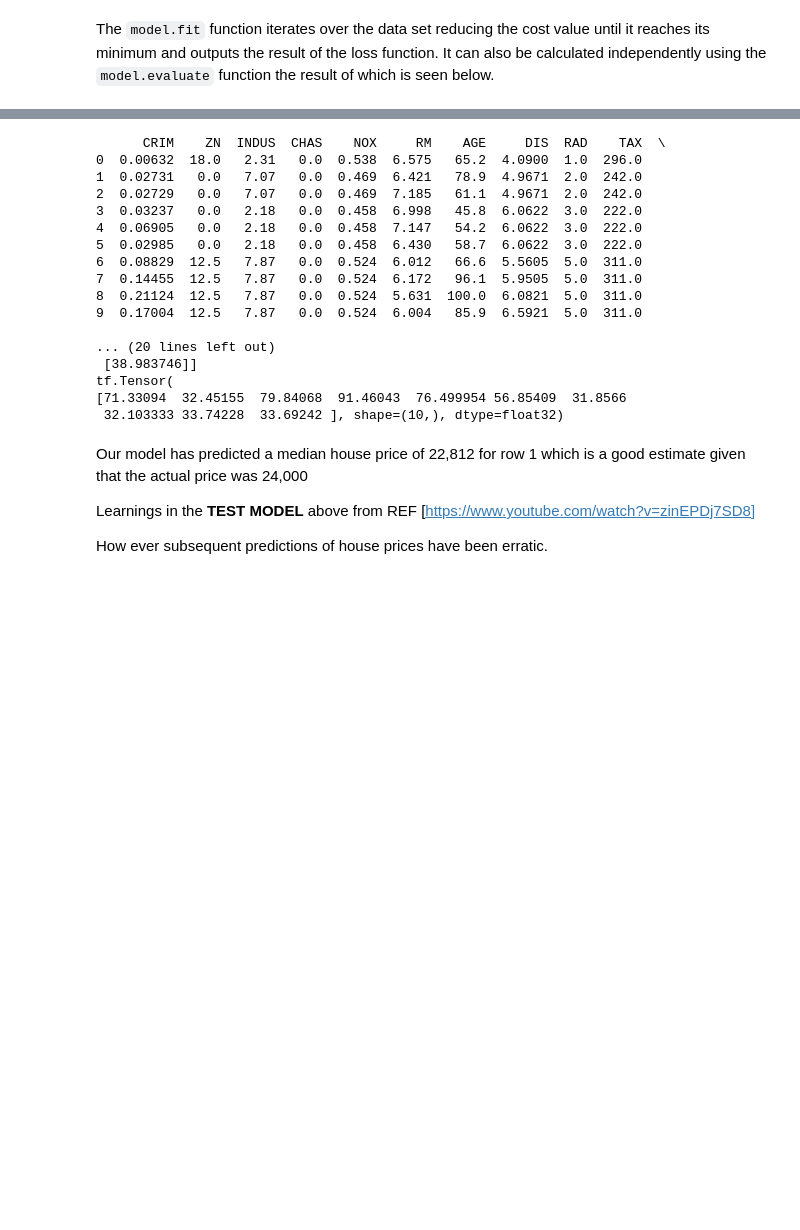
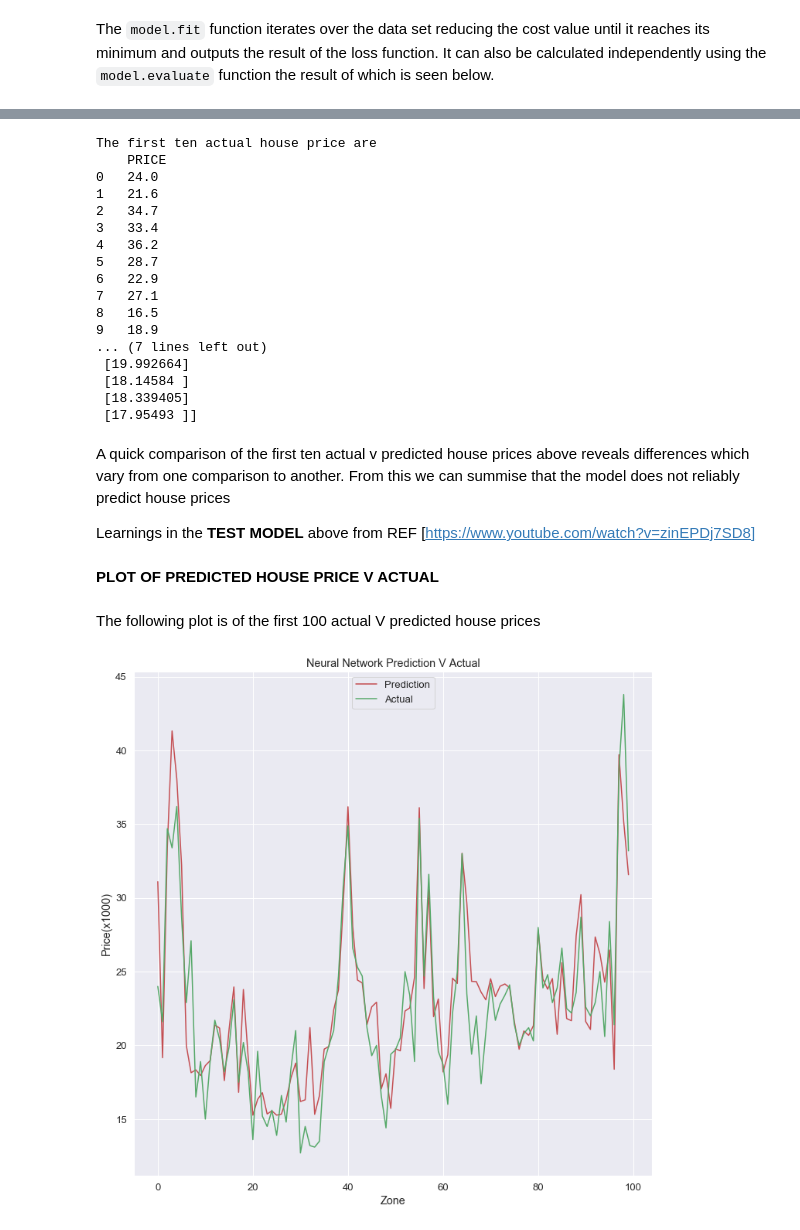
Before and after one commit to oreillyh/Machine-Learning-Statistics, a Jupyter notebook: MACHINE LEARNING AND STATISTICS PROJECT .ipynb, the cells around one changed output, grey strips where cells are left out. Drawn from its saved outputs; the diff is of its cells as text; code cells hidden in the pictures; blank space fills up the shorter version.

Commit message:
Readme updated, work on model after reading

```diff
--- a/MACHINE LEARNING AND STATISTICS PROJECT .ipynb
+++ b/MACHINE LEARNING AND STATISTICS PROJECT .ipynb
@@ -609,41 +609,58 @@ Loss value is: 12.95
 
 bos_test = bos.drop(columns=['PRICE'])
 # %%
-#print first ten rows of dataset
-print(bos[:10])
+#print first ten rows of dataset prices column
+first_10_Prices = bos.iloc[0:10, 13:15]
+
+print("The first ten actual house price are \n", first_10_Prices)
+
 
 y_true = bos['PRICE']
-y_pred = model.predict(x[:10])
-#print(y_pred)
+y_pred = model.predict(x)
+
 
 #calculation of mean absolute % error
-percent_error = kr.losses.mean_absolute_percentage_error(y_true, y_pred)
+#Accuracy = kr.metrics.accuracy(y_true, y_pred)
 
 #Output first 10 predictions
-print(preds[:10])
-print(percent_error)
+print("The first ten model predictions of house price are \n",y_pred[:10])
+#print(Accuracy[:10])
 # %% [output]
-      CRIM    ZN  INDUS  CHAS    NOX     RM    AGE     DIS  RAD    TAX  \
-0  0.00632  18.0   2.31   0.0  0.538  6.575   65.2  4.0900  1.0  296.0
-1  0.02731   0.0   7.07   0.0  0.469  6.421   78.9  4.9671  2.0  242.0
-2  0.02729   0.0   7.07   0.0  0.469  7.185   61.1  4.9671  2.0  242.0
-3  0.03237   0.0   2.18   0.0  0.458  6.998   45.8  6.0622  3.0  222.0
-4  0.06905   0.0   2.18   0.0  0.458  7.147   54.2  6.0622  3.0  222.0
-5  0.02985   0.0   2.18   0.0  0.458  6.430   58.7  6.0622  3.0  222.0
-6  0.08829  12.5   7.87   0.0  0.524  6.012   66.6  5.5605  5.0  311.0
-7  0.14455  12.5   7.87   0.0  0.524  6.172   96.1  5.9505  5.0  311.0
-8  0.21124  12.5   7.87   0.0  0.524  5.631  100.0  6.0821  5.0  311.0
-9  0.17004  12.5   7.87   0.0  0.524  6.004   85.9  6.5921  5.0  311.0
-
-... (20 lines left out)
- [38.983746]]
-tf.Tensor(
-[71.33094  32.45155  79.84068  91.46043  76.499954 56.85409  31.8566
- 32.103333 33.74228  33.69242 ], shape=(10,), dtype=float32)
+The first ten actual house price are
+    PRICE
+0   24.0
+1   21.6
+2   34.7
+3   33.4
+4   36.2
+5   28.7
+6   22.9
+7   27.1
+8   16.5
+9   18.9
+... (7 lines left out)
+ [19.992664]
+ [18.14584 ]
+ [18.339405]
+ [17.95493 ]]
-# %% [markdown]
-Our model has predicted a median house price of 22,812 for row 1 which is a good estimate given that the actual price was 24,000
-
-
-Learnings in the **TEST MODEL** above from REF [https://www.youtube.com/watch?v=zinEPDj7SD8]
-
-How ever subsequent predictions of house prices have been erratic.
+# %% [markdown]
+A quick comparison of the first ten actual v predicted house prices above reveals differences which vary from one comparison to another. From this we can summise that the model does not reliably predict house prices
+
+
+Learnings in the **TEST MODEL** above from REF [https://www.youtube.com/watch?v=zinEPDj7SD8]
+# %% [markdown]
+**PLOT OF PREDICTED HOUSE PRICE V ACTUAL**
+# %% [markdown]
+The following plot is of the first 100 actual V predicted house prices
+# %%
+#Plot of actual v predicted price of first 100 data points
+plt.figure(figsize=(12, 12))
+plt.plot(y_pred[:100], 'r-', label ='Prediction')
+plt.plot(y_true[:100], 'g', label = 'Actual')
+plt.title("Neural Network Prediction V Actual")
+plt.ylabel("Price(x1000)")
+plt.xlabel("Zone")
+plt.legend(["Prediction", "Actual"], loc="upper center")
+plt.show()
+# %% [output]
+[figure, added]
```
Also changed, not shown: parts of 11 cells of this notebook, 1 other file.
